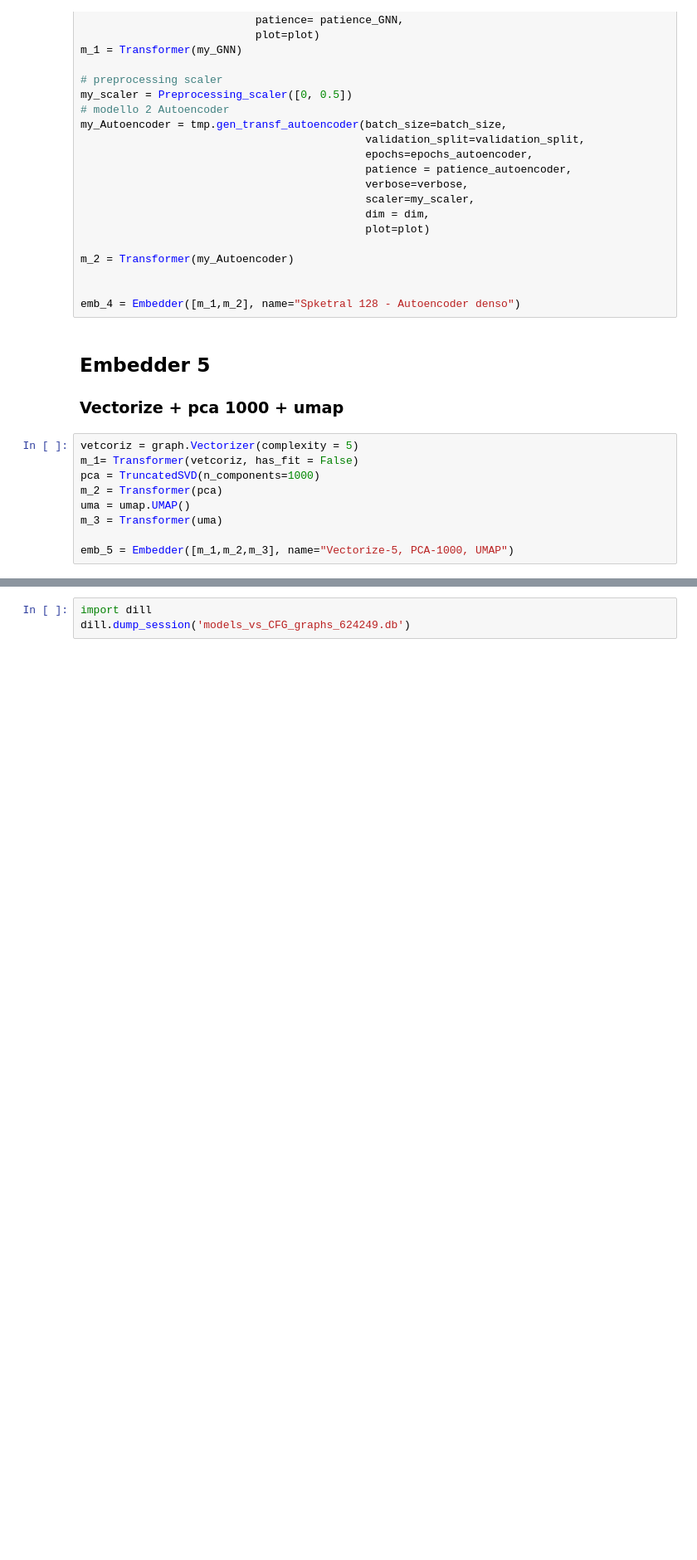
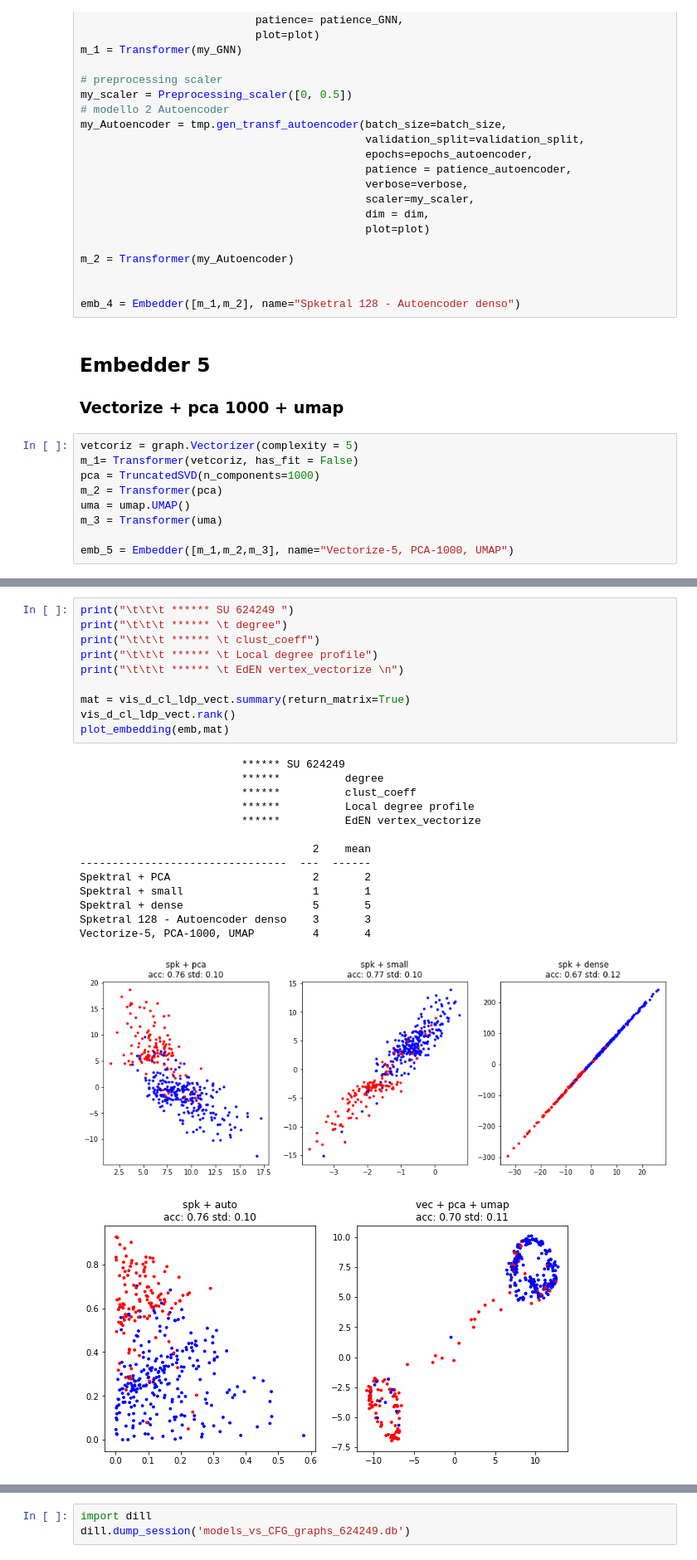
Before and after one commit to AntonioLonga/Master-thesis, a Jupyter notebook: Experiments/test_CFG generated graphs/models vs CFG graphs 624249.ipynb, the cells around one changed output, grey strips where cells are left out. Shown: that part at 83% size. Cells and saved outputs as stored; diff of their text form; blank space fills up the shorter version.

```diff
--- a/Experiments/test_CFG generated graphs/models vs CFG graphs 624249.ipynb
+++ b/Experiments/test_CFG generated graphs/models vs CFG graphs 624249.ipynb
@@ -195,2 +224,28 @@ vis_500_D_clu = utilities.repeat_n_times(graphs, labels, emb , dim, 1,test_size=
                           Vectorize-5, PCA-1000, UMAP
+# %%
+print("\t\t\t ****** SU 624249 ")
+print("\t\t\t ****** \t degree")
+print("\t\t\t ****** \t clust_coeff")
+print("\t\t\t ****** \t Local degree profile")
+print("\t\t\t ****** \t EdEN vertex_vectorize \n")
+
+mat = vis_d_cl_ldp_vect.summary(return_matrix=True)
+vis_d_cl_ldp_vect.rank()
+plot_embedding(emb,mat)
+# %% [output]
+                         ****** SU 624249
+                         ******          degree
+                         ******          clust_coeff
+                         ******          Local degree profile
+                         ******          EdEN vertex_vectorize
+
+                                    2    mean
+--------------------------------  ---  ------
+Spektral + PCA                      2       2
+Spektral + small                    1       1
+Spektral + dense                    5       5
+Spketral 128 - Autoencoder denso    3       3
+Vectorize-5, PCA-1000, UMAP         4       4
+[figure, added]
+[figure, added]
 # %%
```
Also changed, not shown: parts of 20 cells of this notebook, 4 other files.
